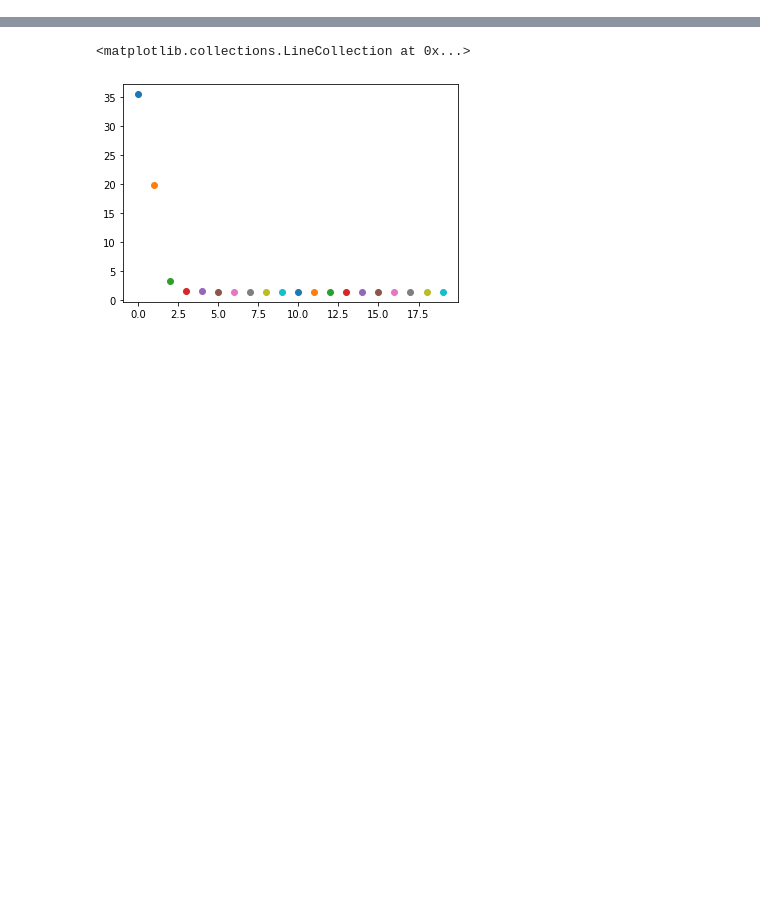
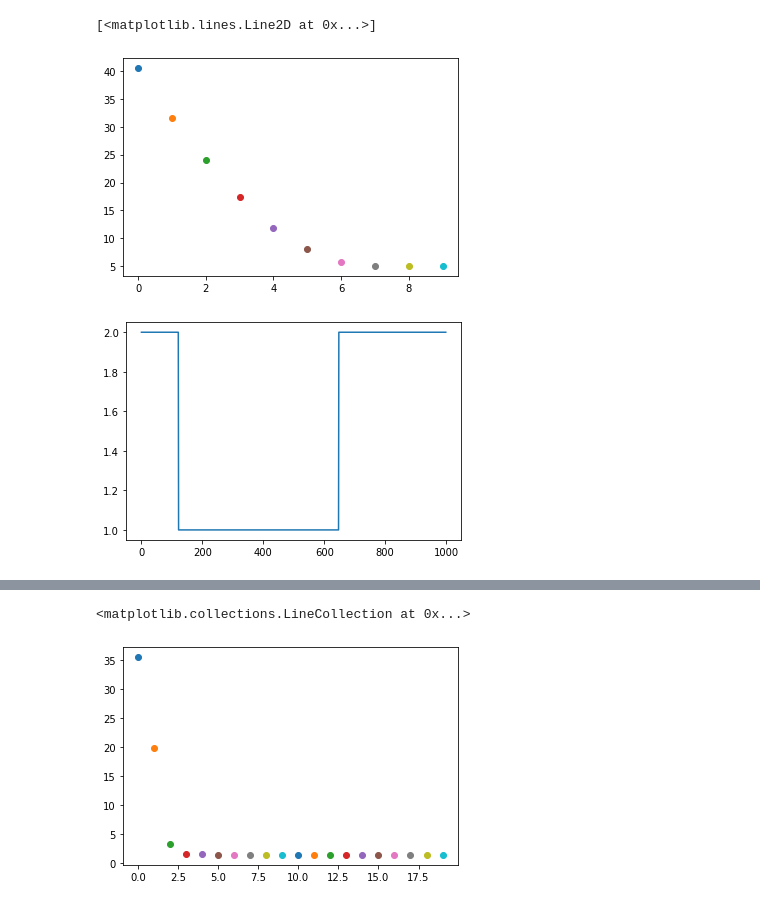
Before and after one commit to anirudhssundar/optimal_control, a Jupyter notebook: 6553_Project.ipynb, the cells around one changed output, grey strips where cells are left out. Cells and saved outputs as stored; diff of their text form; code cells hidden in the pictures; blank space fills up the shorter version.

```diff
--- a/6553_Project.ipynb
+++ b/6553_Project.ipynb
@@ -162,0 +179,74 @@ hi 1.5523602622731554
+# %%
+# Part b-> 2 switchings
+x1_0 = 2
+x2_0 = 2
+dt = 0.01
+t = np.arange(1000)
+r = 3
+
+u = np.ones(1000)
+x1 = get_trajectory_x1(u, x1_0,dt)
+x2 = get_trajectory_x2(x1, x2_0, dt)
+
+
+alpha=0.0002
+beta=0.5
+tol = 1e-4
+
+t_1 = 3
+t_2 = 7
+# t_2 = np.arange()
+# t_3 = 9
+
+# u = np.array(500*[2]+500*[1])
+u = get_double_u(t_1,t_2,dt)
+x1 = get_trajectory_x1(u, x1_0,dt)
+x2 = get_trajectory_x2(x1, x2_0, dt)
+p1,p2 = get_p(x1,x2,r,dt)
+
+# ARMIJO STUFF
+
+# Single Switch
+for iters in range(10):
+  beta = 0.5
+  x1 = get_trajectory_x1(u, x1_0,dt)
+  x2 = get_trajectory_x2(x1, x2_0, dt)
+
+  plt.scatter(iters,J(x2,r,dt))
+
+  for l in range(20):
+    t_new = t_1 - (beta**l)*p1[int(t_1/dt)]
+    if t_new < 0:
+      t_new = t_1
+    u_new = get_double_u(t_new,t_2,dt)
+    x1_temp = get_trajectory_x1(u_new, x1_0,dt)
+    x2_temp = get_trajectory_x2(x1_temp, x2_0, dt)
+    if J(x2_temp,r,dt) - J(x2,r,dt) < -alpha*(beta**l)*(p1[int(t_1/dt)]**2):
+      t_1 = t_new
+      # print("hi",t_1)
+      u = u_new
+      # print(l)
+      break
+    beta = beta/2
+
+  # Optimize for t_2
+  beta=0.5
+  for l in range(20):
+    if (t_2/dt) > 1000:
+      t_2 = 9.99
+    t2_new = t_2 - (beta**l)*(+1)*p1[int(t_2/dt)]
+    # if t2_new > 1000:
+      # t2_new = t_2
+    u_new = get_double_u(t_1,t2_new,dt)
+    x1_temp = get_trajectory_x1(u_new, x1_0,dt)
+    x2_temp = get_trajectory_x2(x1_temp, x2_0, dt)
+    if J(x2_temp,r,dt) - J(x2,r,dt) < -alpha*(beta**l)*(p1[int(t_2/dt)]**2):
+      t_2 = t2_new
+      print("hi",t_2)
+      u = u_new
+      # print(l)
+      break
+    beta = beta/2
+plt.figure()
+plt.plot(u)
+# %% [output]
@@ -163,3 +260,6 @@ hi 1.5523602622731554
+[<matplotlib.lines.Line2D at 0x...>]
+[figure, added]
+[figure, added]
 # %%
 # u = np.array(500*[2]+500*[1])
 x1 = get_trajectory_x1(u, x1_0,dt)
```
Also changed, not shown: parts of 8 cells of this notebook.
